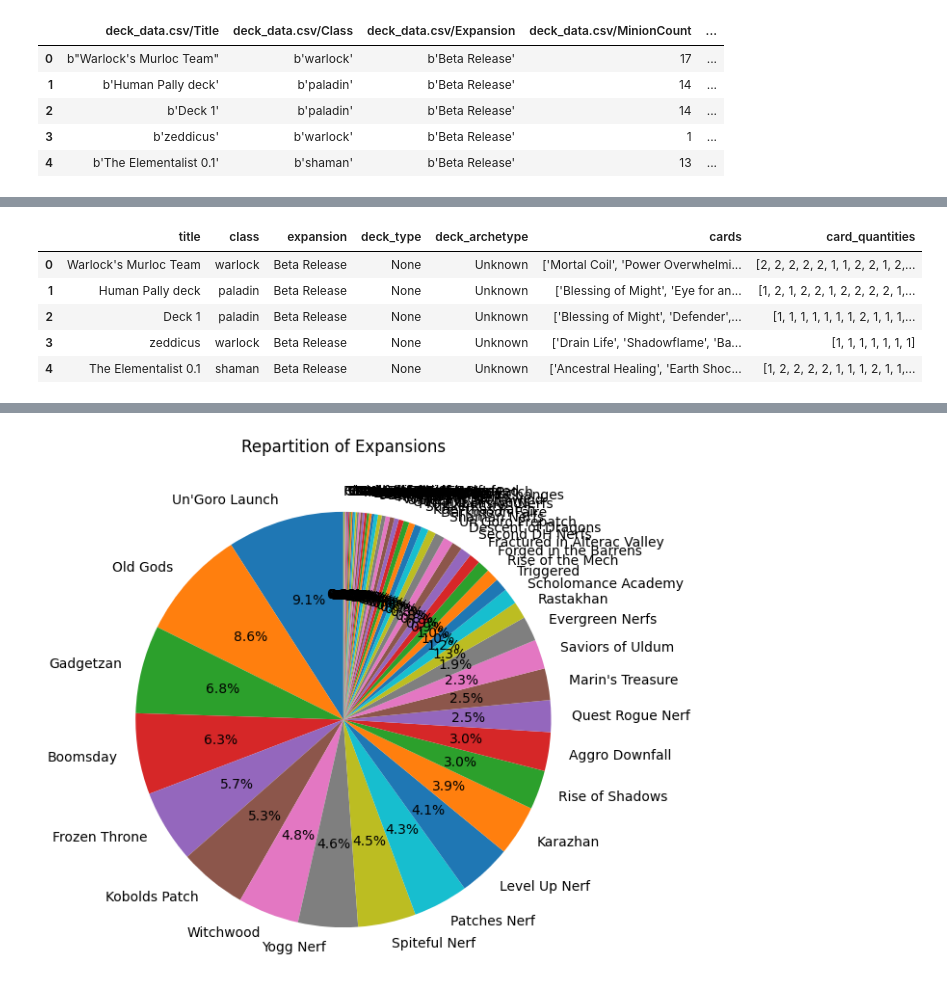
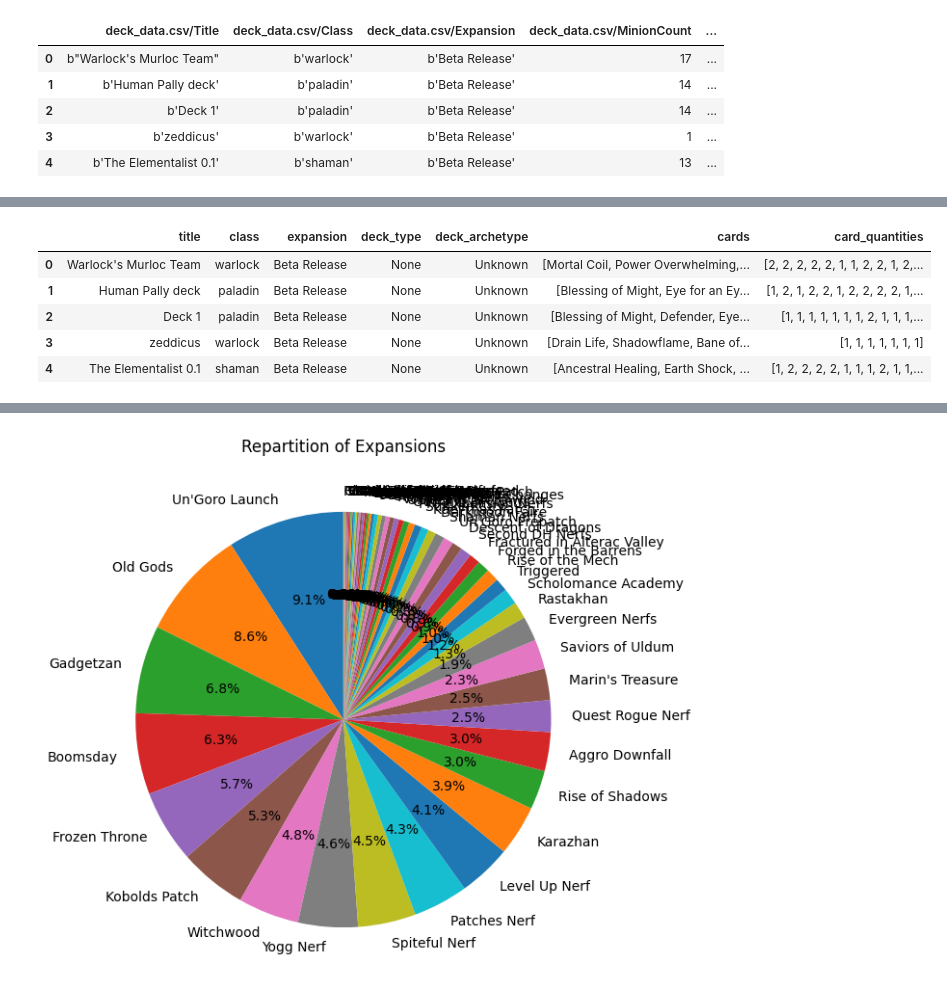
Before and after one commit to Varadiell/alyra-hearthstone-companion, a Jupyter notebook: analysis.ipynb, the cells around one changed output, grey strips where cells are left out. Drawn from its saved outputs; the diff is of its cells as text; code cells hidden in the pictures.

```diff
--- a/analysis.ipynb
+++ b/analysis.ipynb
@@ -106,20 +106,27 @@ Data columns (total 7 columns):
 dtypes: object(7)
 memory usage: 35.7+ MB
 # %%
+import ast
+
 # Decoding binary strings into regular strings for all relevant columns
 for column in ["title", "class", "expansion", "deck_type", "deck_archetype", "cards", "card_quantities"]:
     # Check if column data contains binary strings and decode
     if record_set_df[column].dtype == object: # Ensure it's an object type column
         record_set_df[column] = record_set_df[column].apply(lambda x: x.decode("utf-8") if isinstance(x, bytes) else x)
+        # Convert string representations of lists into actual lists (for 'cards')
+        if column in ["cards"]:
+            record_set_df[column] = record_set_df[column].apply(
+                lambda x: ast.literal_eval(x) if isinstance(x, str) and x.startswith("[") else x
+            )
 
 record_set_df.head() # Display the first few rows after decoding
 # %% [output]
 |  | title | class | expansion | deck_type | deck_archetype | cards | card_quantities |
-| 0 | Warlock's Murloc Team | warlock | Beta Release | None | Unknown | ['Mortal Coil', 'Power Overwhelmi... | [2, 2, 2, 2, 2, 1, 1, 2, 2, 1, 2,... |
-| 1 | Human Pally deck | paladin | Beta Release | None | Unknown | ['Blessing of Might', 'Eye for an... | [1, 2, 1, 2, 2, 1, 2, 2, 2, 2, 1,... |
-| 2 | Deck 1 | paladin | Beta Release | None | Unknown | ['Blessing of Might', 'Defender',... | [1, 1, 1, 1, 1, 1, 1, 2, 1, 1, 1,... |
-| 3 | zeddicus | warlock | Beta Release | None | Unknown | ['Drain Life', 'Shadowflame', 'Ba... | [1, 1, 1, 1, 1, 1, 1] |
-| 4 | The Elementalist 0.1 | shaman | Beta Release | None | Unknown | ['Ancestral Healing', 'Earth Shoc... | [1, 2, 2, 2, 2, 1, 1, 1, 2, 1, 1,... |
+| 0 | Warlock's Murloc Team | warlock | Beta Release | None | Unknown | [Mortal Coil, Power Overwhelming,... | [2, 2, 2, 2, 2, 1, 1, 2, 2, 1, 2,... |
+| 1 | Human Pally deck | paladin | Beta Release | None | Unknown | [Blessing of Might, Eye for an Ey... | [1, 2, 1, 2, 2, 1, 2, 2, 2, 2, 1,... |
+| 2 | Deck 1 | paladin | Beta Release | None | Unknown | [Blessing of Might, Defender, Eye... | [1, 1, 1, 1, 1, 1, 1, 2, 1, 1, 1,... |
+| 3 | zeddicus | warlock | Beta Release | None | Unknown | [Drain Life, Shadowflame, Bane of... | [1, 1, 1, 1, 1, 1, 1] |
+| 4 | The Elementalist 0.1 | shaman | Beta Release | None | Unknown | [Ancestral Healing, Earth Shock, ... | [1, 2, 2, 2, 2, 1, 1, 1, 2, 1, 1,... |
 # %%
 # Keep only deck_type "Ranked Deck"
 ranked_decks_df = record_set_df[record_set_df["deck_type"] == "Ranked Deck"]
```
Also changed, not shown: parts of 3 cells of this notebook.
